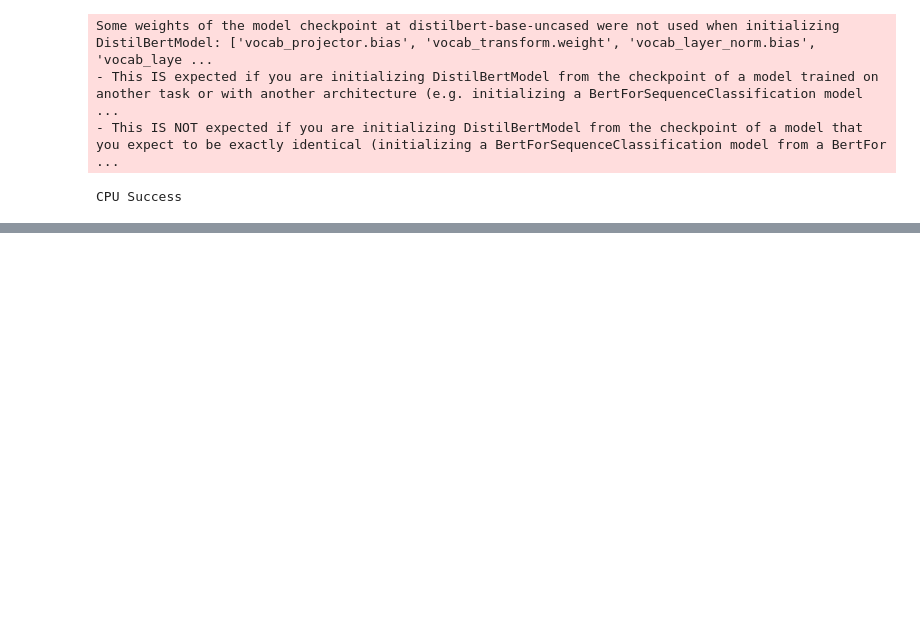
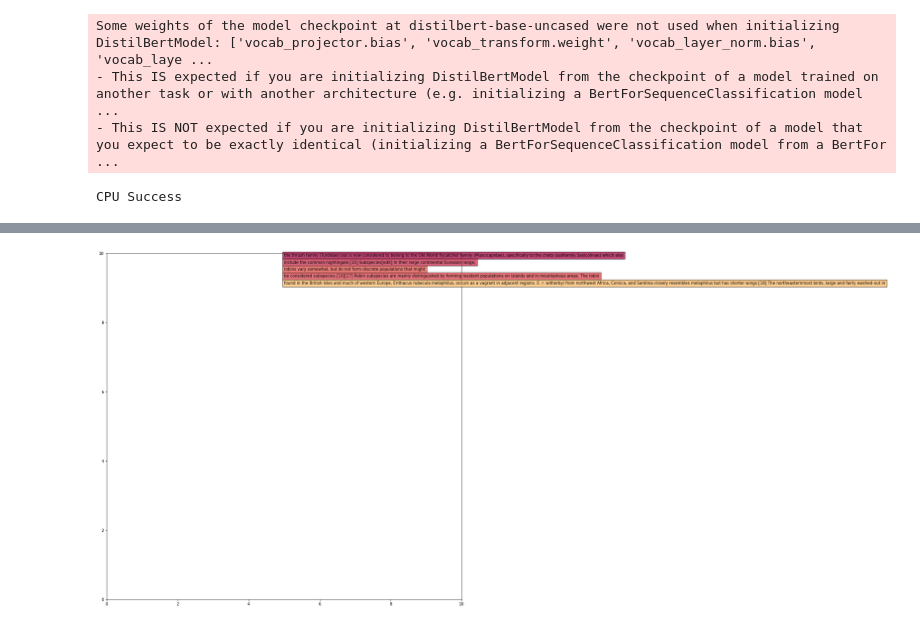
Before and after one commit to RobertvdV/GRS82000_eTaxonomist, a Jupyter notebook: notebooks/Webcrawler.ipynb, the cells around one changed output, grey strips where cells are left out. Saved outputs shown, nothing was run; the diff lists cells and outputs as text; code cells hidden in the pictures; blank space fills up the shorter version.

```diff
--- a/notebooks/Webcrawler.ipynb
+++ b/notebooks/Webcrawler.ipynb
@@ -106,16 +106,34 @@ highlight_text(robintext_splitted[20:60], robin_truthlabels[20:60])
 # %%
-fig = plt.figure()
-ax = fig.add_subplot()
-ax.axis('off')
-ax.text(0.0, 1.0, robintext_splitted[8],
-         verticalalignment='center', ha='right',
-         bbox={'facecolor': 'green', 'alpha': robin_truthlabels[8], 'pad': 7})
-ax.text(0.0, 1.0, robintext_splitted[9], horizontalalignment='center',
-         verticalalignment='center',
-         bbox={'facecolor': 'green', 'alpha': robin_truthlabels[9], 'pad': 7})
-ax.text(0.0, 0.80, robintext_splitted[10], horizontalalignment='center',
-         verticalalignment='center',
-         bbox={'facecolor': 'green', 'alpha': 1, 'pad': 7})
+def highlight_text(sentences, predictions, save=False):
+
+    """
+    Highlight text based on the predicted value by the
+    description deep learning BERT model.
+    """
+
+
+    cmap = matplotlib.cm.get_cmap('Spectral')
+
+    # Call figure and add axis
+    fig = plt.figure(figsize=(16, 16))
+    ax = fig.add_subplot()
+    # Set axis
+    ax.axis([0, 10, 0, 10])
+    #ax.axis('off')
+
+    y_axis_start = 10.0
+    x_axis_start = 5.0
+    # Loop over the text
+    for count, (sent, pred) in enumerate(zip(sentences, predictions)):
+        # Set axis with correct color and align right
+        ax.text(x_axis_start, y_axis_start, sent, wrap=True, va='top', ha='left',
+                bbox={'facecolor': cmap(pred), 'alpha': 0.75, 'pad': 4})
+
+        # Update axis start
+        y_axis_start -= .2
+        #x_axis_start += 1
 # %%
-len(robintext_splitted[10].split())
+highlight_text(robintext_splitted[20:25], robin_truthlabels[20:25])
+# %% [output]
+[figure, added]
 # %%
```
Also changed, not shown: parts of 3 cells of this notebook.
